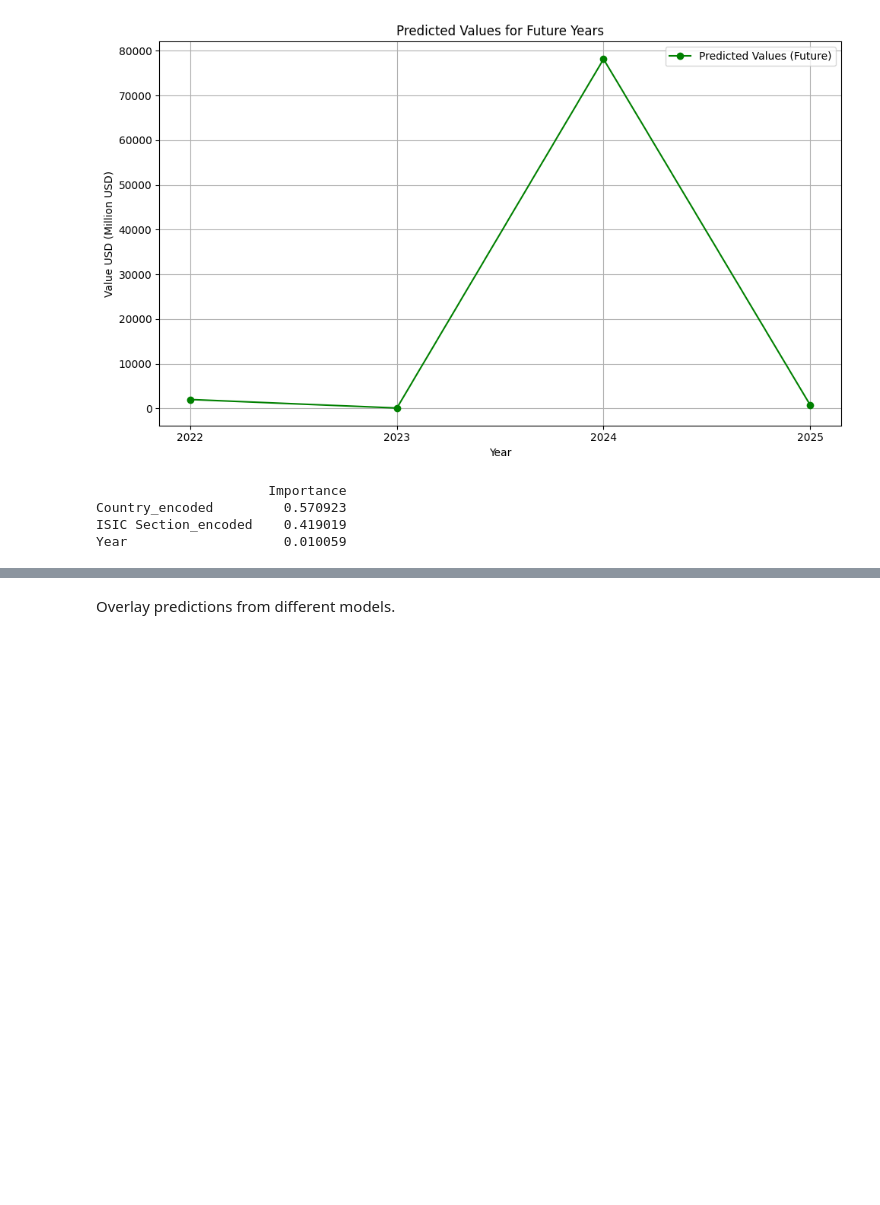
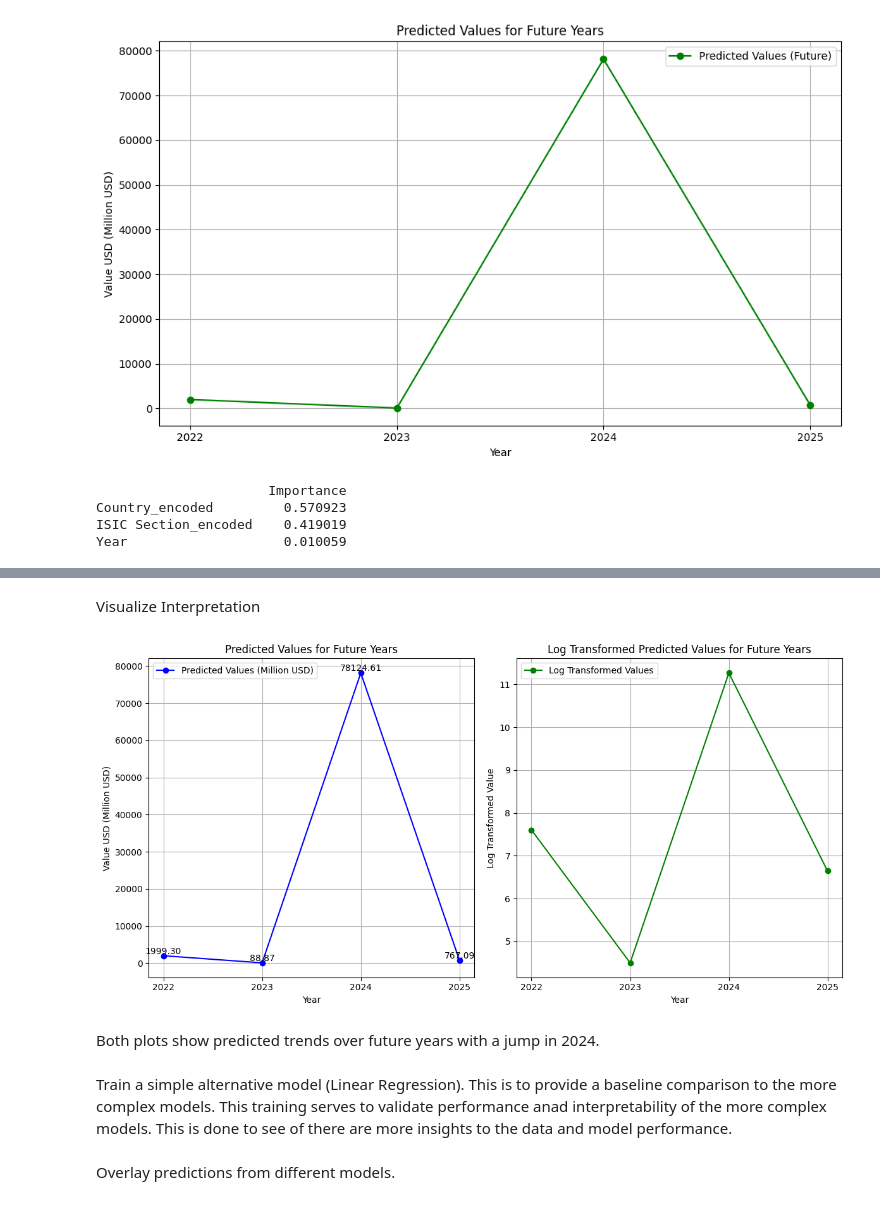
Before and after one commit to klbailey/ADA, a Jupyter notebook: Capstone.ipynb, the cells around one changed output, grey strips where cells are left out. Drawn from its saved outputs; the diff is of its cells as text; code cells hidden in the pictures; blank space fills up the shorter version.

Commit message:
Cleaned summary and added clearer notes between regression lines of code

```diff
--- a/Capstone.ipynb
+++ b/Capstone.ipynb
@@ -1382,0 +1348,13 @@ Train a simple alternative model (Linear Regression)
+# %%
+# Log-transformed predicted values
+log_predicted_values = np.array([7.60105315, 4.49841314, 11.26607319, 6.6439004])
+
+# Inverse transform to get predicted values in original scale (million USD)
+predicted_values_million_usd = np.expm1(log_predicted_values)  # expm1 is used to reverse log1p transformation
+
+# Print the interpretation of log-transformed values in million USD
+for year, log_value, original_value in zip(range(2022, 2026), log_predicted_values, predicted_values_million_usd):
+    print(f"For the year {year}:")
+    print(f"Log Transformed Value: {log_value:.2f}")
+    print(f"Predicted Value: ${original_value:.2f} million USD")
+    print()
@@ -1383,3 +1377,41 @@ Train a simple alternative model (Linear Regression)
+# %% [markdown]
+Visualize Interpretation
+# %%
+# Plotting
+plt.figure(figsize=(12, 6))
+
+# Plot original predicted values (million USD)
+plt.subplot(1, 2, 1)
+plt.plot(future_years, predicted_values_future, marker='o', linestyle='-', color='b', label='Predicted Values (Million USD)')
+plt.title('Predicted Values for Future Years')
+plt.xlabel('Year')
+plt.ylabel('Value USD (Million USD)')
+plt.xticks(future_years)
+plt.legend()
+plt.grid(True)
+
+# Annotate points with predicted values (million USD)
+for i, value in enumerate(predicted_values_future):
+    plt.text(future_years[i], value, f'{value:.2f}', ha='center', va='bottom')
+
+# Plot log-transformed predicted values
+plt.subplot(1, 2, 2)
+plt.plot(future_years, log_predicted_values, marker='o', linestyle='-', color='g', label='Log Transformed Values')
+plt.title('Log Transformed Predicted Values for Future Years')
+plt.xlabel('Year')
+plt.ylabel('Log Transformed Value')
+plt.xticks(future_years)
+plt.legend()
+plt.grid(True)
+
+plt.tight_layout()
+plt.show()
+# %% [output]
+[figure, added]
+# %% [markdown]
+Both plots show predicted trends over future years with a jump in 2024.
+# %% [markdown]
+Train a simple alternative model (Linear Regression). This is to provide a baseline comparison to the more complex models. This training serves to validate performance anad interpretability of the more complex models. This is done to see of there are more insights to the data and model performance.
 # %%
 from sklearn.linear_model import LinearRegression
 
```
Also changed, not shown: parts of 37 cells of this notebook.
